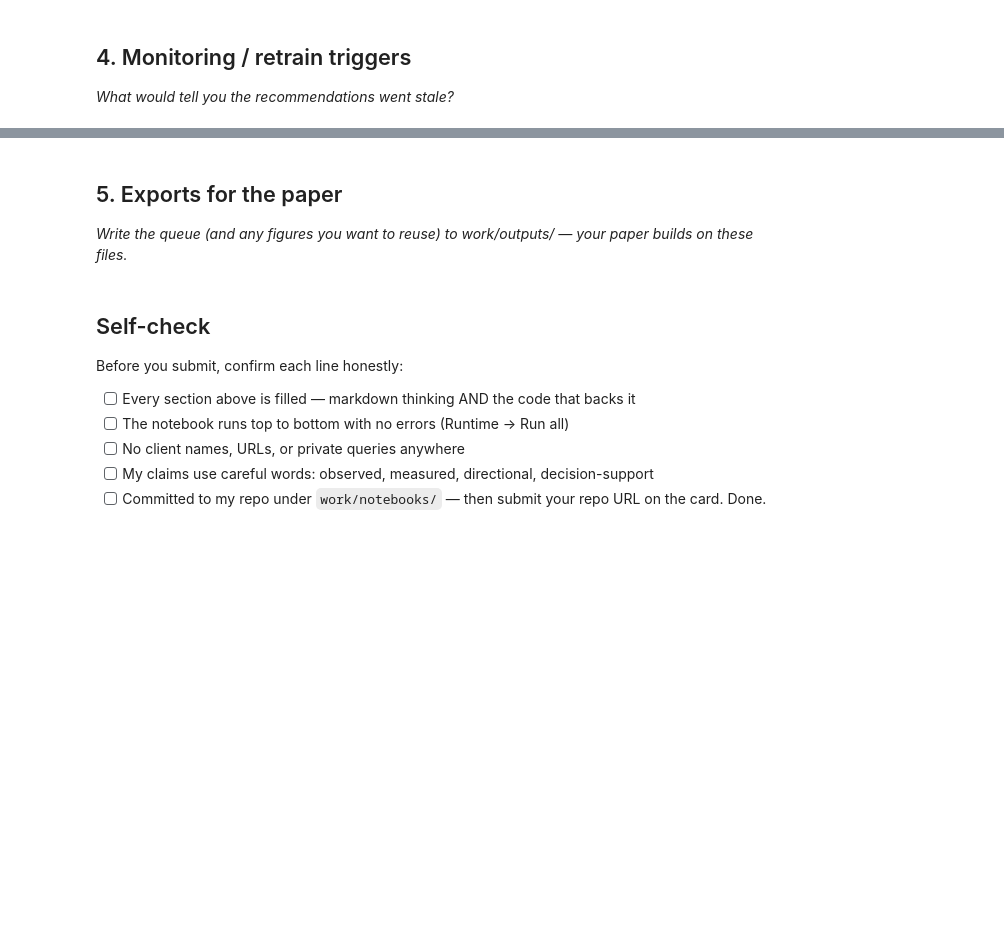
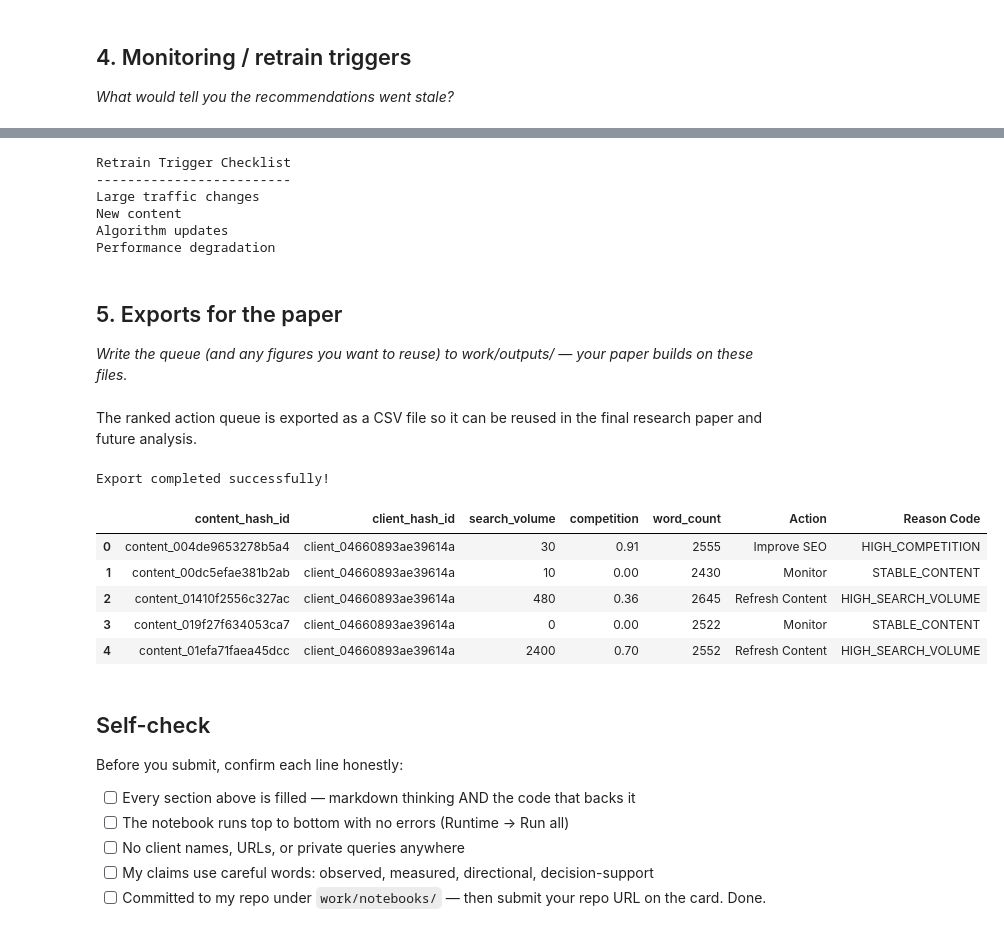
Before and after one commit to Rupikaupa2006/Flyrank-ML-internship, a Jupyter notebook: work/notebooks/w07_action_playbook.ipynb, the cells around one changed output, grey strips where cells are left out. Cells and saved outputs as stored; diff of their text form; code cells hidden in the pictures; blank space fills up the shorter version.

```diff
--- a/work/notebooks/w07_action_playbook.ipynb
+++ b/work/notebooks/w07_action_playbook.ipynb
@@ -34,13 +188,50 @@ This skeleton is yours to fill. Work the sections **in order** — each one has
 # %%
 # This cell is for CODE (numbers, a query, a check).
 # Write your text answer in the cell ABOVE this one — typing sentences here breaks Run All.
+print("Retrain Trigger Checklist")
+print("-------------------------")
+print("Large traffic changes")
+print("New content")
+print("Algorithm updates")
+print("Performance degradation")
+# %% [output]
+Retrain Trigger Checklist
+-------------------------
+Large traffic changes
+New content
+Algorithm updates
+Performance degradation
 # %% [markdown]
 ## 5. Exports for the paper
 
 *Write the queue (and any figures you want to reuse) to work/outputs/ — your paper builds on these files.*
+# %% [markdown]
+
+
+The ranked action queue is exported as a CSV file so it can be reused in the final research paper and future analysis.
 # %%
 # This cell is for CODE (numbers, a query, a check).
 # Write your text answer in the cell ABOVE this one — typing sentences here breaks Run All.
+import os
+
+os.makedirs("work/outputs", exist_ok=True)
+
+action_queue.to_csv(
+    "work/outputs/baseline_action_score.csv",
+    index=False
+)
+
+print("Export completed successfully!")
+
+action_queue.head()
+# %% [output]
+Export completed successfully!
+|  | content_hash_id | client_hash_id | search_volume | competition | word_count | Action | Reason Code |
+| 0 | content_004de9653278b5a4 | client_04660893ae39614a | 30 | 0.91 | 2555 | Improve SEO | HIGH_COMPETITION |
+| 1 | content_00dc5efae381b2ab | client_04660893ae39614a | 10 | 0.00 | 2430 | Monitor | STABLE_CONTENT |
+| 2 | content_01410f2556c327ac | client_04660893ae39614a | 480 | 0.36 | 2645 | Refresh Content | HIGH_SEARCH_VOLUME |
+| 3 | content_019f27f634053ca7 | client_04660893ae39614a | 0 | 0.00 | 2522 | Monitor | STABLE_CONTENT |
+| 4 | content_01efa71faea45dcc | client_04660893ae39614a | 2400 | 0.70 | 2552 | Refresh Content | HIGH_SEARCH_VOLUME |
 # %% [markdown]
 ## Self-check
 
```
Also changed, not shown: parts of 11 cells of this notebook.
